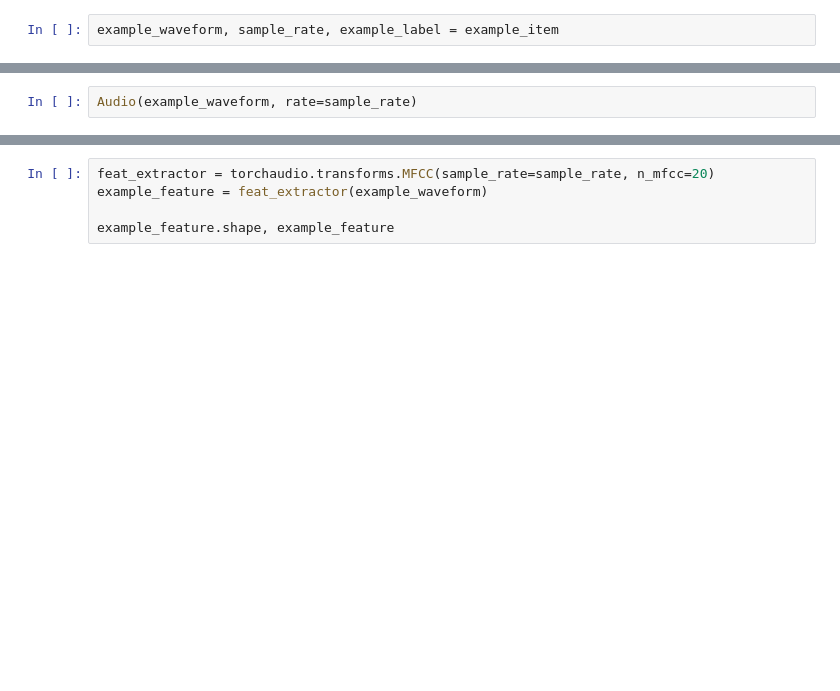
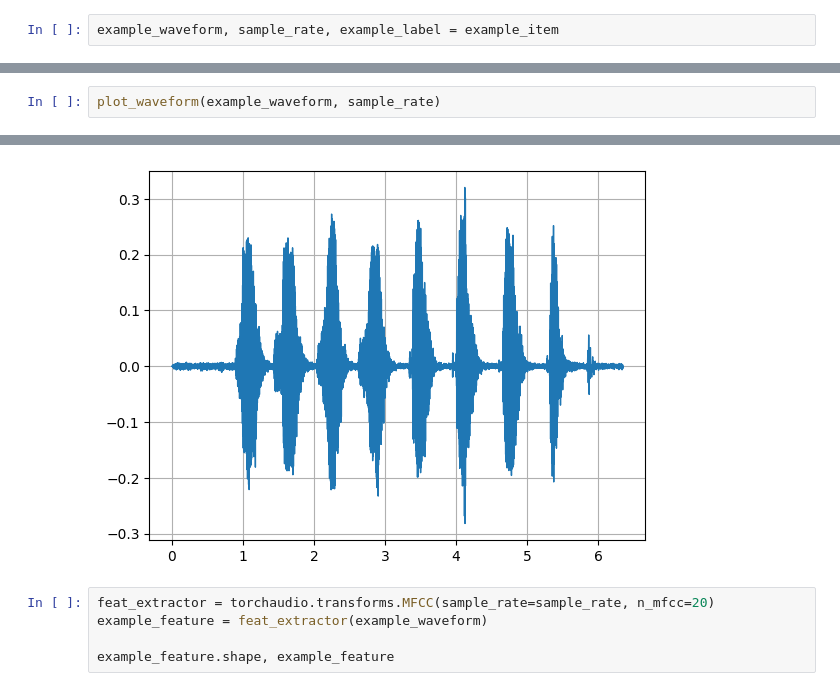
Before and after one commit to jimbozhang/yesno-example-for-undergraduates, a Jupyter notebook: train/train.ipynb, the cells around one changed output, grey strips where cells are left out. Saved outputs shown, nothing was run; the diff lists cells and outputs as text; blank space fills up the shorter version.

```diff
--- a/train/train.ipynb
+++ b/train/train.ipynb
@@ -31,3 +45,3 @@ example_waveform, sample_rate, example_label = example_item
 # %%
-Audio(example_waveform, rate=sample_rate)
+plot_waveform(example_waveform, sample_rate)
 # %% [output]
@@ -35,3 +48,4 @@ Audio(example_waveform, rate=sample_rate)
+[figure, added]
 # %%
 feat_extractor = torchaudio.transforms.MFCC(sample_rate=sample_rate, n_mfcc=20)
 example_feature = feat_extractor(example_waveform)
```
Also changed, not shown: parts of 16 cells of this notebook, 3 other files.
